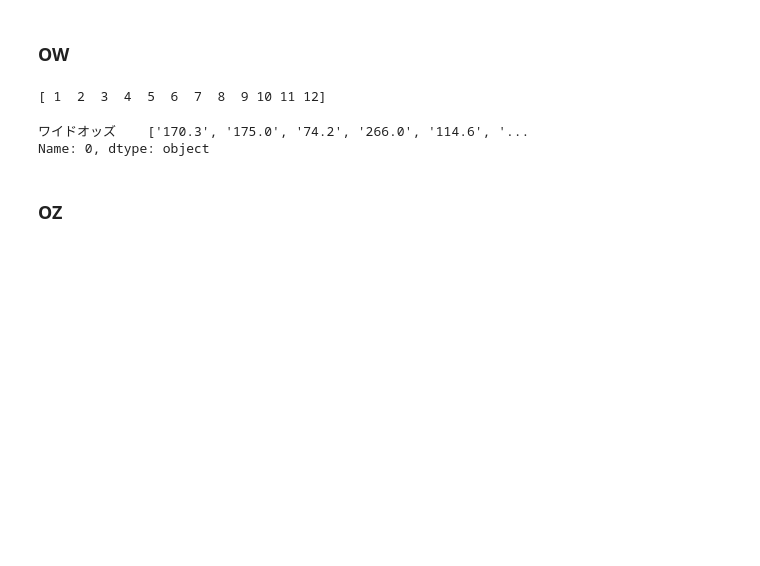
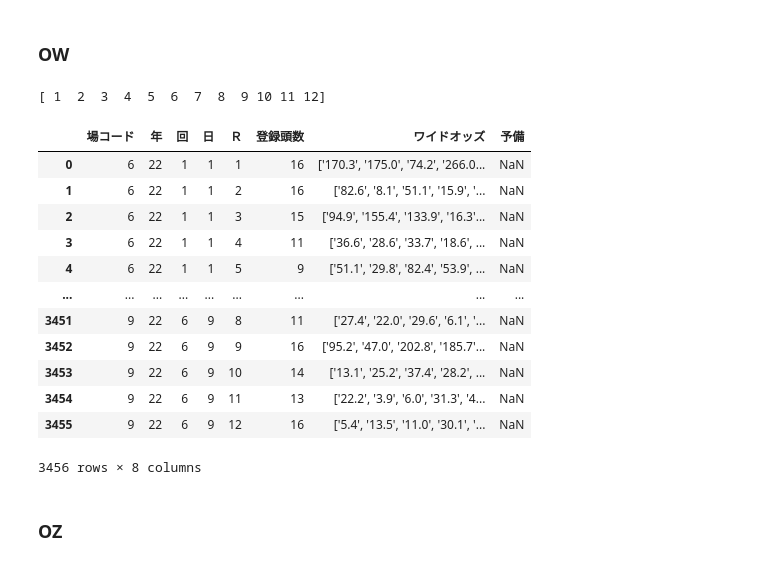
Before and after one commit to abukuma777/get_jrdb, a Jupyter notebook: data_check.ipynb, the cells around one changed output. Drawn from its saved outputs; the diff is of its cells as text; code cells hidden in the pictures; blank space fills up the shorter version.

```diff
--- a/data_check.ipynb
+++ b/data_check.ipynb
@@ -584,15 +621,26 @@ Name: 0, dtype: object
 # %%
 File_type = 'OW'
 year = 2022
 df_a = pd.read_csv(f'/app/data/jrdb_csv/{File_type}/{File_type}_{year}.csv')
-df_a
 
 print(df_a['日'].unique())
-df_a.iloc[0, 6:7]
+
+df_a
 # %% [output]
 [ 1  2  3  4  5  6  7  8  9 10 11 12]
+|  | 場コード | 年 | 回 | 日 | Ｒ | 登録頭数 | ワイドオッズ | 予備 |
+| 0 | 6 | 22 | 1 | 1 | 1 | 16 | ['170.3', '175.0', '74.2', '266.0... | NaN |
+| 1 | 6 | 22 | 1 | 1 | 2 | 16 | ['82.6', '8.1', '51.1', '15.9', '... | NaN |
+| 2 | 6 | 22 | 1 | 1 | 3 | 15 | ['94.9', '155.4', '133.9', '16.3'... | NaN |
+| 3 | 6 | 22 | 1 | 1 | 4 | 11 | ['36.6', '28.6', '33.7', '18.6', ... | NaN |
+| 4 | 6 | 22 | 1 | 1 | 5 | 9 | ['51.1', '29.8', '82.4', '53.9', ... | NaN |
+| ... | ... | ... | ... | ... | ... | ... | ... | ... |
+| 3451 | 9 | 22 | 6 | 9 | 8 | 11 | ['27.4', '22.0', '29.6', '6.1', '... | NaN |
+| 3452 | 9 | 22 | 6 | 9 | 9 | 16 | ['95.2', '47.0', '202.8', '185.7'... | NaN |
+| 3453 | 9 | 22 | 6 | 9 | 10 | 14 | ['13.1', '25.2', '37.4', '28.2', ... | NaN |
+| 3454 | 9 | 22 | 6 | 9 | 11 | 13 | ['22.2', '3.9', '6.0', '31.3', '4... | NaN |
+| 3455 | 9 | 22 | 6 | 9 | 12 | 16 | ['5.4', '13.5', '11.0', '30.1', '... | NaN |
-ワイドオッズ    ['170.3', '175.0', '74.2', '266.0', '114.6', '...
-Name: 0, dtype: object
+3456 rows × 8 columns
 # %% [markdown]
 ### OZ
 # %%
```
Also changed, not shown: parts of 4 cells of this notebook, 1 other file.
